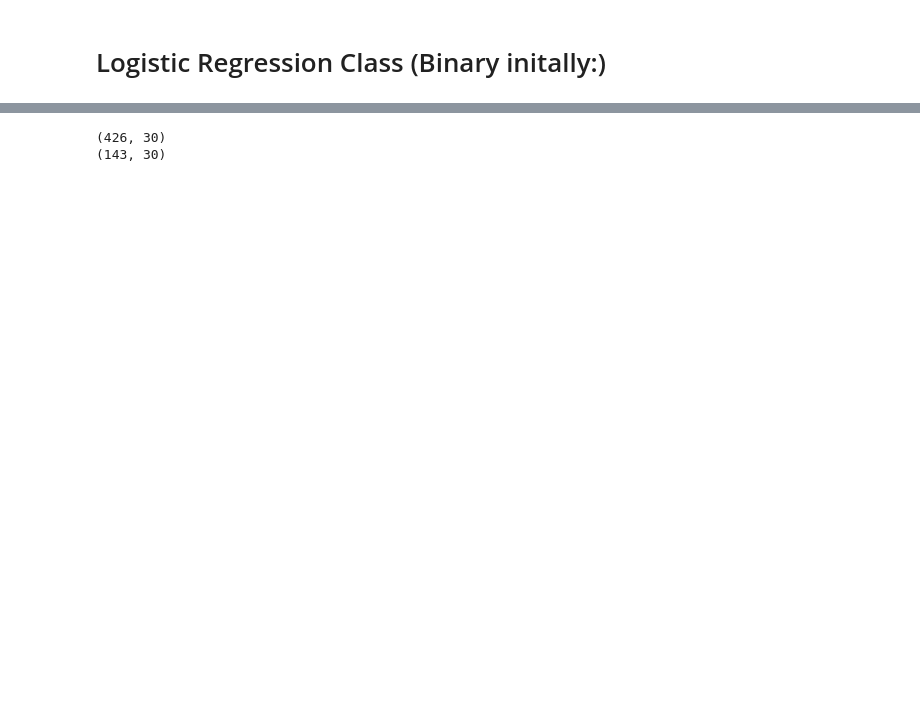
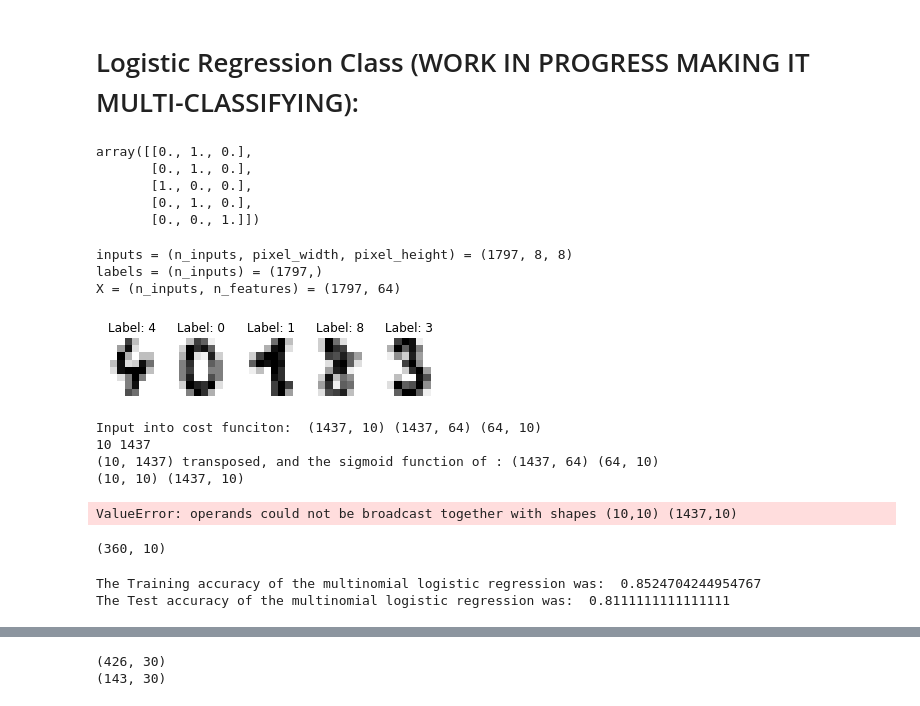
Before and after one commit to haakools/FYS-STK4155AUTUMN, a Jupyter notebook: Project 2/LogistRegClass.ipynb, the cells around one changed output, grey strips where cells are left out. Cells and saved outputs as stored; diff of their text form; code cells hidden in the pictures; blank space fills up the shorter version.

```diff
--- a/Project 2/LogistRegClass.ipynb
+++ b/Project 2/LogistRegClass.ipynb
@@ -7,7 +7,7 @@ import matplotlib.pyplot as plt
 from matplotlib import cm
 from matplotlib.ticker import LinearLocator, FormatStrFormatter
 # %% [markdown]
-# Logistic Regression Class (Binary initally:)
+# Logistic Regression Class (WORK IN PROGRESS MAKING IT MULTI-CLASSIFYING):
 # %%
 def logisticX(X):
     """
@@ -23,0 +134,44 @@ def logisticX(X):
+# %%
+to_categorical_numpy(np.array([1,1,0,1,2]))
+# %% [output]
+array([[0., 1., 0.],
+       [0., 1., 0.],
+       [1., 0., 0.],
+       [0., 1., 0.],
+       [0., 0., 1.]])
+# %%
+from sklearn import datasets
+
+digits = datasets.load_digits()
+
+# define inputs and labels
+inputs = digits.images
+labels = digits.target
+
+print("inputs = (n_inputs, pixel_width, pixel_height) = " + str(inputs.shape))
+print("labels = (n_inputs) = " + str(labels.shape))
+
+
+# flatten the image
+# the value -1 means dimension is inferred from the remaining dimensions: 8x8 = 64
+n_inputs = len(inputs)
+inputs = inputs.reshape(n_inputs, -1)
+print("X = (n_inputs, n_features) = " + str(inputs.shape))
+
+
+# choose some random images to display
+indices = np.arange(n_inputs)
+random_indices = np.random.choice(indices, size=5)
+
+
+for i, image in enumerate(digits.images[random_indices]):
+    plt.subplot(1, 5, i+1)
+    plt.axis('off')
+    plt.imshow(image, cmap=plt.cm.gray_r, interpolation='nearest')
+    plt.title("Label: %d" % digits.target[random_indices[i]])
+plt.show()
+# %% [output]
+inputs = (n_inputs, pixel_width, pixel_height) = (1797, 8, 8)
+labels = (n_inputs) = (1797,)
+X = (n_inputs, n_features) = (1797, 64)
+[figure, added]
@@ -23,0 +200,12 @@ def logisticX(X):
+# %%
+MULTI.fit(X_train_scaled, Y_train)
+# %% [output]
+Input into cost funciton:  (1437, 10) (1437, 64) (64, 10)
+10 1437
+(10, 1437) transposed, and the sigmoid function of : (1437, 64) (64, 10)
+(10, 10) (1437, 10)
+ValueError: operands could not be broadcast together with shapes (10,10) (1437,10)
+# %%
+Y_test.shape
+# %% [output]
+(360, 10)
@@ -23,0 +221,8 @@ def logisticX(X):
+# %%
+trainAcc = accuracy(Y_train, Y_tilde)
+testAcc = accuracy(Y_test, Y_pred)
+print("The Training accuracy of the multinomial logistic regression was: ", trainAcc)
+print("The Test accuracy of the multinomial logistic regression was: ", testAcc)
+# %% [output]
+The Training accuracy of the multinomial logistic regression was:  0.8524704244954767
+The Test accuracy of the multinomial logistic regression was:  0.8111111111111111
```
Also changed, not shown: parts of 25 cells of this notebook, 1 other file.
